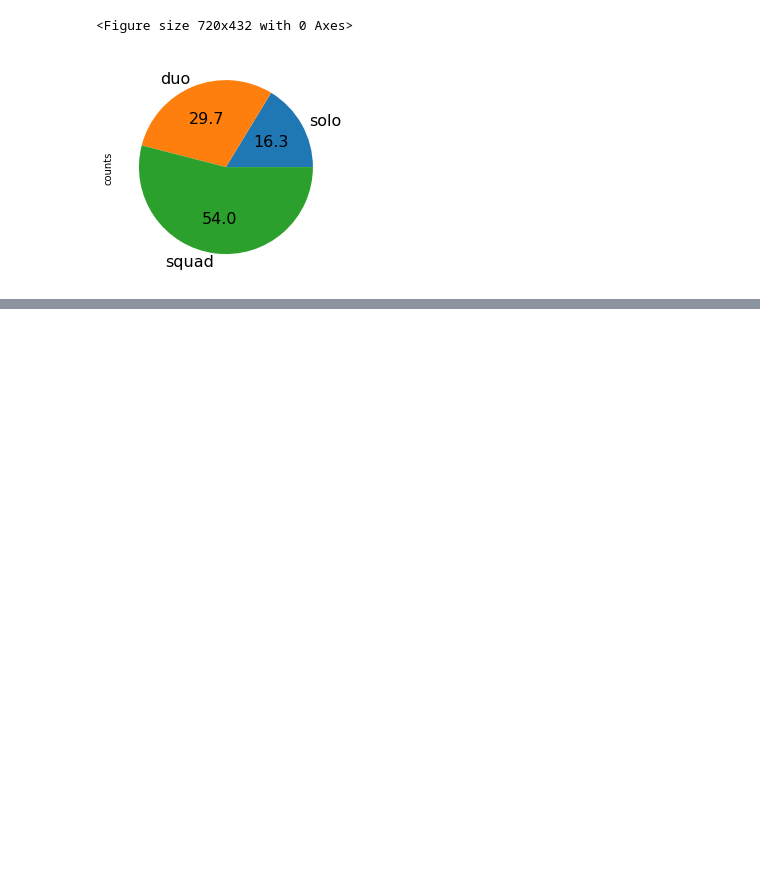
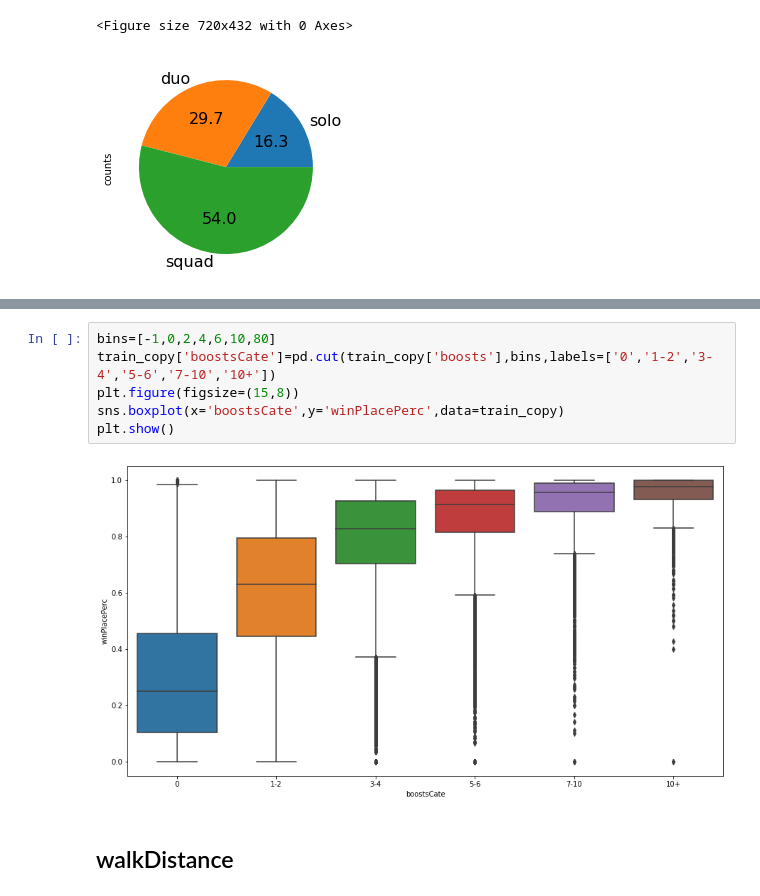
Before and after one commit to gitae0130/mini_project, a Jupyter notebook: project.ipynb, the cells around one changed output, grey strips where cells are left out. Drawn from its saved outputs; the diff is of its cells as text; blank space fills up the shorter version.

```diff
--- a/project.ipynb
+++ b/project.ipynb
@@ -209,0 +223,10 @@ Text(0.5, 1.0, 'Kills')
+# %%
+bins=[-1,0,2,4,6,10,80]
+train_copy['boostsCate']=pd.cut(train_copy['boosts'],bins,labels=['0','1-2','3-4','5-6','7-10','10+'])
+plt.figure(figsize=(15,8))
+sns.boxplot(x='boostsCate',y='winPlacePerc',data=train_copy)
+plt.show()
+# %% [output]
+[figure, added]
+# %% [markdown]
+## walkDistance
```
Also changed, not shown: parts of 46 cells of this notebook.
